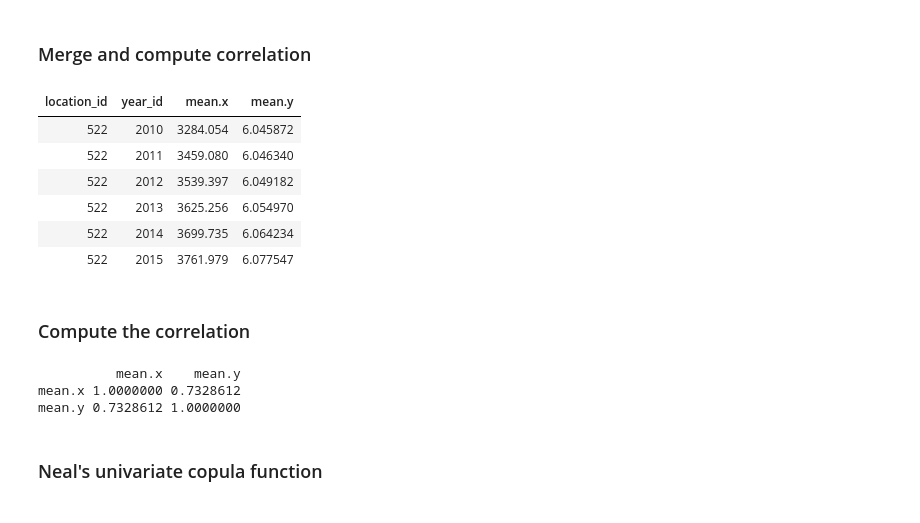
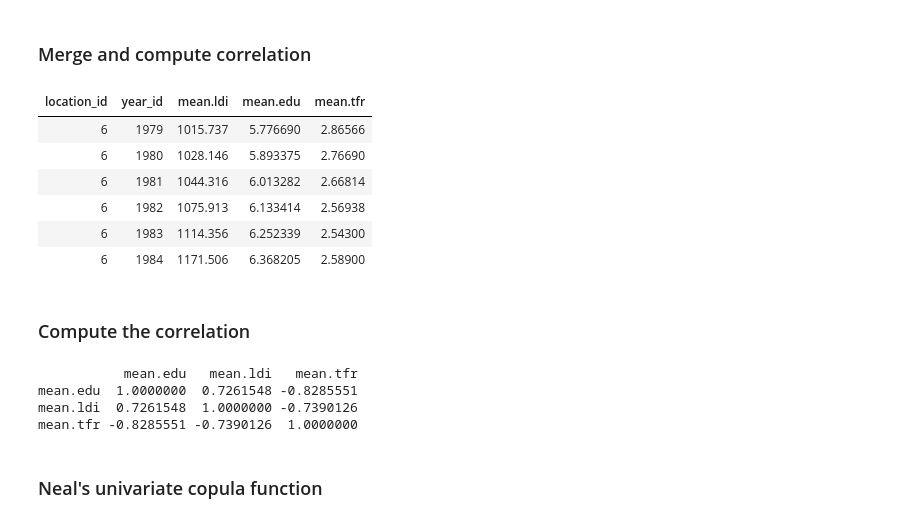
Before and after one commit to sadatnfs/copula, a Jupyter notebook: copula_sorting/correlating_edu_LDI_TFR/correlating_education_TFR_and_LDI.ipynb, the cells around one changed output. Cells and saved outputs as stored; diff of their text form; code cells hidden in the pictures.

```diff
--- a/copula_sorting/education_tests/5_correlate_education_TFR_and_LDI.ipynb
+++ b/copula_sorting/correlating_edu_LDI_TFR/correlating_education_TFR_and_LDI.ipynb
@@ -31,6 +39,7 @@ Loading required package: rlist
 ## Bring in LDI, TFR and Education
 # %%
 ldi <- data.table(fread('/share/forecasting/data/LDIpc/national_LDIpc_prepped_20161207.csv'))
+ldi <- ldi[location_id %in% countries, ]
 head(ldi)
 # %% [output]
 Read 12090 rows and 1008 (of 1008) columns from 0.112 GB file in 00:00:03
@@ -41,3 +50,8 @@ Read 12090 rows and 1008 (of 1008) columns from 0.112 GB file in 00:00:03
 | 6 | CHN | 1982 | 22 | 3 | 1075.913 | 1075.913 | 1075.913 | 1075.913 | 1075.913 | ⋯ | ... |
 | 6 | CHN | 1983 | 22 | 3 | 1114.356 | 1114.356 | 1114.356 | 1114.356 | 1114.356 | ⋯ | ... |
 | 6 | CHN | 1984 | 22 | 3 | 1171.506 | 1171.506 | 1171.505 | 1171.505 | 1171.505 | ⋯ | ... |
+# %%
+tfr <- data.table(fread("/ihme/forecasting/data/tfr/results/tfr_whole.csv"))
+tfr <- tfr[, mean := rowMeans(.SD), .SDcols = paste0("draw_",c(0:999))]
+tfr <- tfr[location_id %in% countries, ]
+head(tfr)
@@ -44,5 +67,6 @@ Read 12090 rows and 1008 (of 1008) columns from 0.112 GB file in 00:00:03
 # %%
 edu <- data.table(fread("/home/j/WORK/01_covariates/02_inputs/education/update_2017/data/output_data/20161121_GBD2016prelim_95+_raked_2/country_year_A_S_T_collapsed.csv"))
+edu <- edu[location_id %in% countries, ]
 head(edu)
 # %% [output]
 Read 17321 rows and 1005 (of 1005) columns from 0.274 GB file in 00:00:05
@@ -57,30 +81,34 @@ Read 17321 rows and 1005 (of 1005) columns from 0.274 GB file in 00:00:05
 ### The first step is to compute the correlation of in-sample data. Let's subset those out first
 # %%
 ldi_insample <- ldi[year_id<=2015 , .SD, .SDcols = c("location_id", "year_id", "rt_mean")]
-colnames(ldi_insample) <- c("location_id", "year_id", "mean")
+colnames(ldi_insample) <- c("location_id", "year_id", "mean.ldi")
 edu_insample <- edu[year_id<=2015 & year_id>=1979 , .SD, .SDcols = c("location_id", "year_id", "mean")]
-colnames(edu_insample) <- c("location_id", "year_id", "mean")
+colnames(edu_insample) <- c("location_id", "year_id", "mean.edu")
+tfr_insample <- tfr[year_id<=2015 & year_id>=1979 , .SD, .SDcols = c("location_id", "year_id", "mean")]
+colnames(tfr_insample) <- c("location_id", "year_id", "mean.tfr")
 # %% [markdown]
 ### Merge and compute correlation
 # %%
 insample_data_merged <- merge(x=ldi_insample, y=edu_insample, by=c("location_id", "year_id" ))
-tail(insample_data_merged)
+insample_data_merged <- merge(x=insample_data_merged, y=tfr_insample, by=c("location_id", "year_id" ))
+head(insample_data_merged)
 # %% [output]
-| location_id | year_id | mean.x | mean.y |
-| 522 | 2010 | 3284.054 | 6.045872 |
-| 522 | 2011 | 3459.080 | 6.046340 |
-| 522 | 2012 | 3539.397 | 6.049182 |
-| 522 | 2013 | 3625.256 | 6.054970 |
-| 522 | 2014 | 3699.735 | 6.064234 |
-| 522 | 2015 | 3761.979 | 6.077547 |
+| location_id | year_id | mean.ldi | mean.edu | mean.tfr |
+| 6 | 1979 | 1015.737 | 5.776690 | 2.86566 |
+| 6 | 1980 | 1028.146 | 5.893375 | 2.76690 |
+| 6 | 1981 | 1044.316 | 6.013282 | 2.66814 |
+| 6 | 1982 | 1075.913 | 6.133414 | 2.56938 |
+| 6 | 1983 | 1114.356 | 6.252339 | 2.54300 |
+| 6 | 1984 | 1171.506 | 6.368205 | 2.58900 |
 # %% [markdown]
 ### Compute the correlation
 # %%
-print(corr_mat<-cor(insample_data_merged[, .(mean.x, mean.y)], method = "spearman"))
+print(corr_mat<-cor(insample_data_merged[, .( mean.edu, mean.ldi,mean.tfr)], method = "spearman"))
 # %% [output]
-          mean.x    mean.y
-mean.x 1.0000000 0.7328612
-mean.y 0.7328612 1.0000000
+           mean.edu   mean.ldi   mean.tfr
+mean.edu  1.0000000  0.7261548 -0.8285551
+mean.ldi  0.7261548  1.0000000 -0.7390126
+mean.tfr -0.8285551 -0.7390126  1.0000000
 # %% [markdown]
 ### Neal's univariate copula function
 # %%
```
Also changed, not shown: parts of 10 cells of this notebook, 8 other files.
